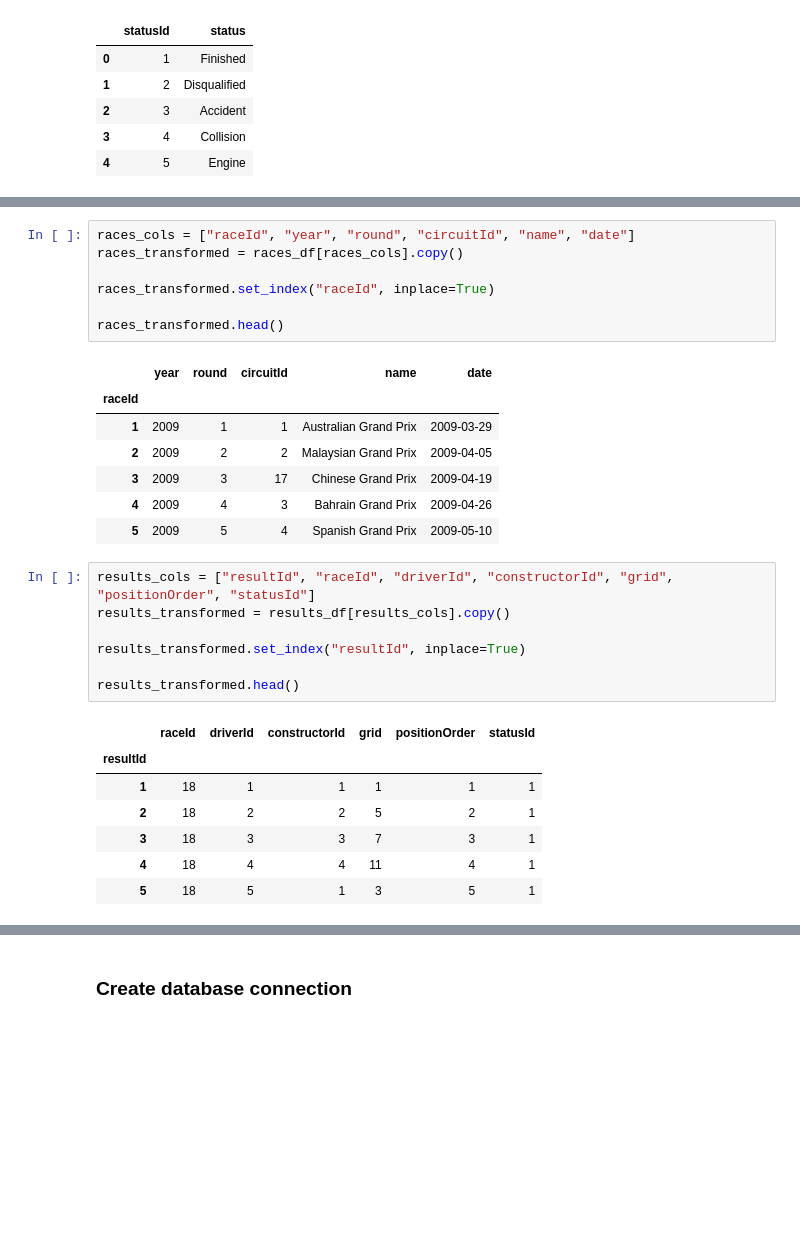
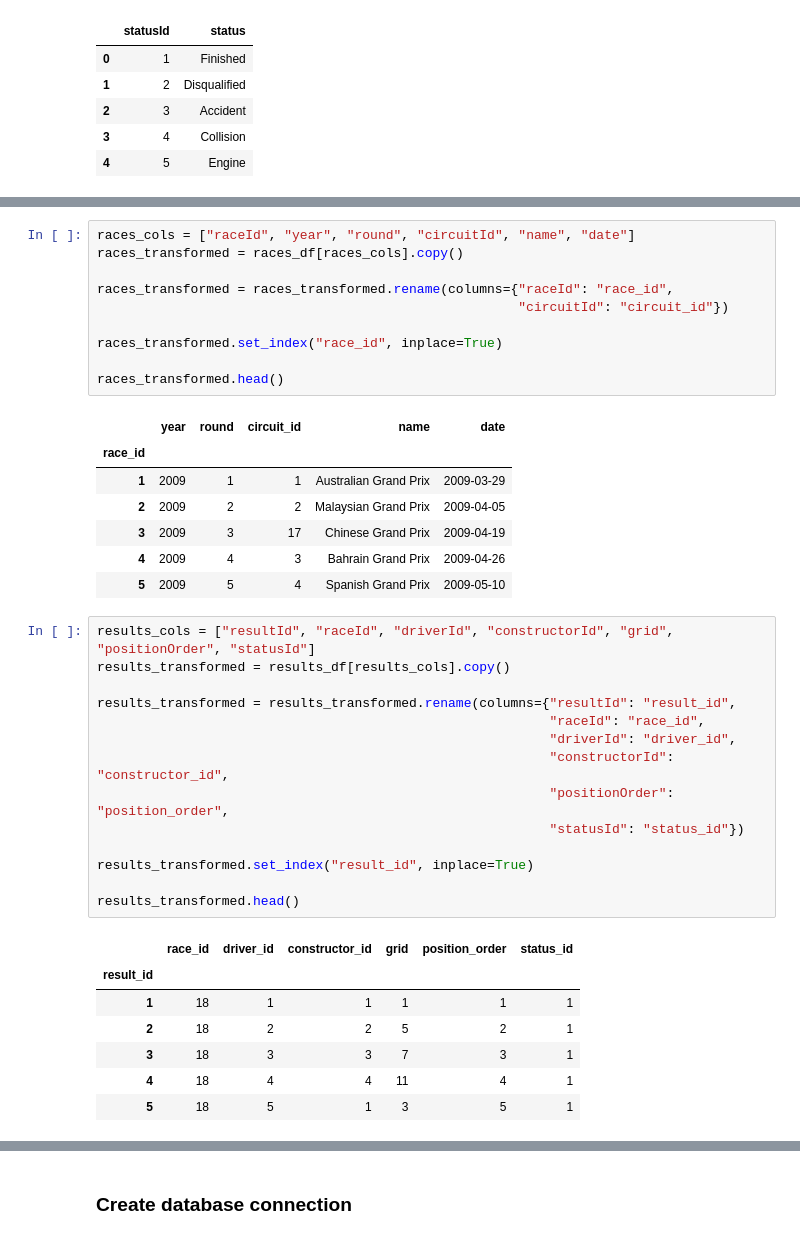
Before and after one commit to KalicoRacer/poll_position_project, a Jupyter notebook: poll_to_podium.ipynb, the cells around one changed output, grey strips where cells are left out. Saved outputs shown, nothing was run; the diff lists cells and outputs as text; blank space fills up the shorter version.

```diff
--- a/poll_to_podium.ipynb
+++ b/poll_to_podium.ipynb
@@ -149,12 +165,15 @@ qualifying_transformed.head()
 races_cols = ["raceId", "year", "round", "circuitId", "name", "date"]
 races_transformed = races_df[races_cols].copy()
 
-races_transformed.set_index("raceId", inplace=True)
+races_transformed = races_transformed.rename(columns={"raceId": "race_id",
+                                                      "circuitId": "circuit_id"})
+
+races_transformed.set_index("race_id", inplace=True)
 
 races_transformed.head()
 # %% [output]
-|  | year | round | circuitId | name | date |
-| raceId |  |  |  |  |  |
+|  | year | round | circuit_id | name | date |
+| race_id |  |  |  |  |  |
 | 1 | 2009 | 1 | 1 | Australian Grand Prix | 2009-03-29 |
 | 2 | 2009 | 2 | 2 | Malaysian Grand Prix | 2009-04-05 |
 | 3 | 2009 | 3 | 17 | Chinese Grand Prix | 2009-04-19 |
@@ -163,13 +182,20 @@ races_transformed.head()
 # %%
 results_cols = ["resultId", "raceId", "driverId", "constructorId", "grid", "positionOrder", "statusId"]
 results_transformed = results_df[results_cols].copy()
 
-results_transformed.set_index("resultId", inplace=True)
+results_transformed = results_transformed.rename(columns={"resultId": "result_id",
+                                                          "raceId": "race_id",
+                                                          "driverId": "driver_id",
+                                                          "constructorId": "constructor_id",
+                                                          "positionOrder": "position_order",
+                                                          "statusId": "status_id"})
+
+results_transformed.set_index("result_id", inplace=True)
 
 results_transformed.head()
 # %% [output]
-|  | raceId | driverId | constructorId | grid | positionOrder | statusId |
-| resultId |  |  |  |  |  |  |
+|  | race_id | driver_id | constructor_id | grid | position_order | status_id |
+| result_id |  |  |  |  |  |  |
 | 1 | 18 | 1 | 1 | 1 | 1 | 1 |
 | 2 | 18 | 2 | 2 | 5 | 2 | 1 |
 | 3 | 18 | 3 | 3 | 7 | 3 | 1 |
```
Also changed, not shown: parts of 15 cells of this notebook.
